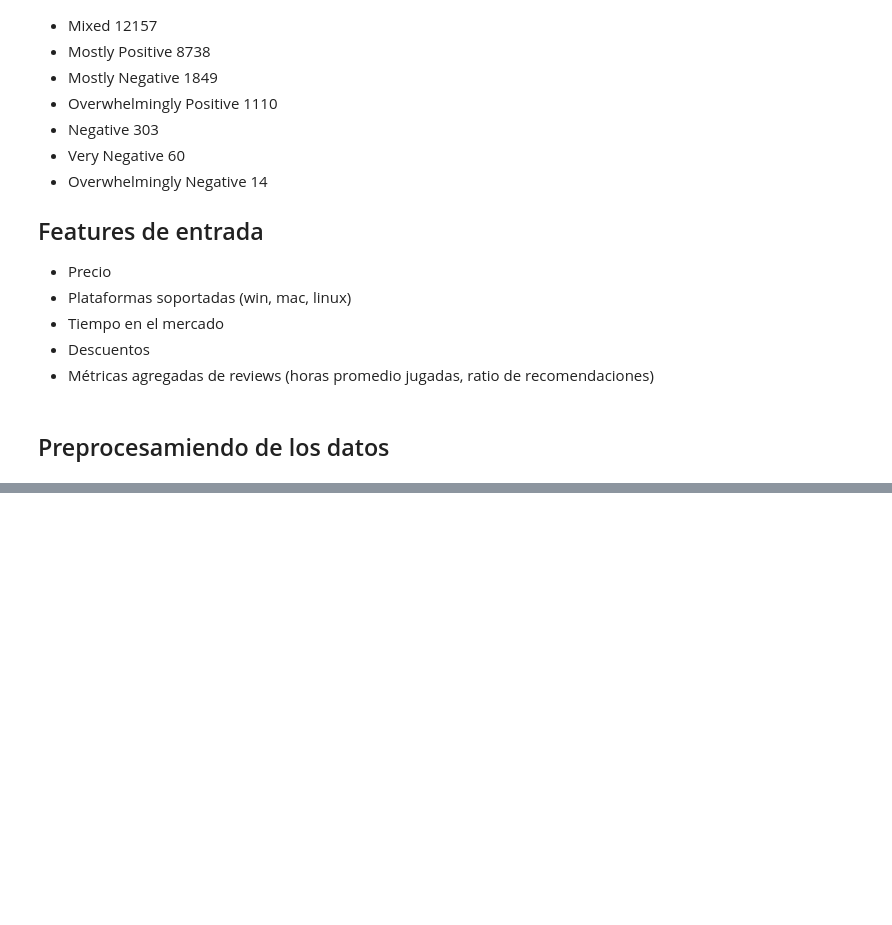
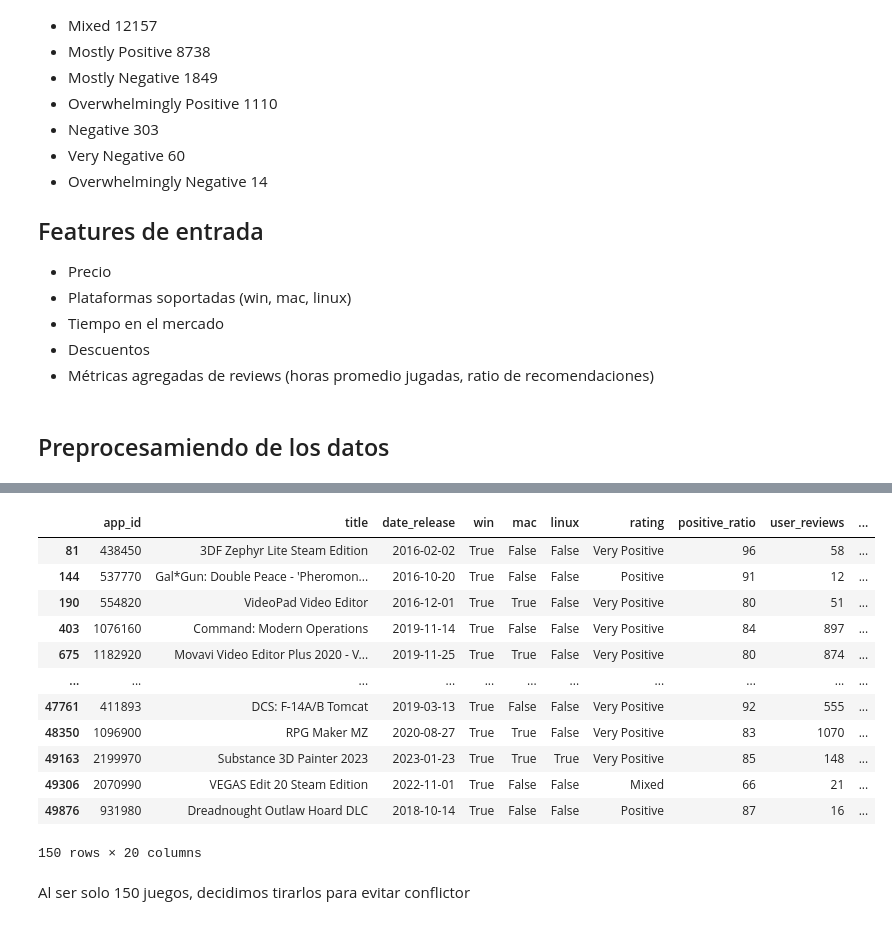
Before and after one commit to 00sen/7th-deep-learning, a Jupyter notebook: deep-learning-model.ipynb, the cells around one changed output, grey strips where cells are left out. Cells and saved outputs as stored; diff of their text form; code cells hidden in the pictures; blank space fills up the shorter version.

```diff
--- a/deep-learning-model.ipynb
+++ b/deep-learning-model.ipynb
@@ -561,0 +334,11 @@ for key, value in feature_dims.items():
+# %%
+game_metrics = recommendations_df.groupby('app_id').agg({
+    'hours': ['mean', 'median', 'std'],
+    'is_recommended': 'mean',
+    'helpful': 'mean',
+    'funny': 'mean'
+}).reset_index()
+
+# Aplanar los nombres de las columnas
+game_metrics.columns = ['app_id', 'avg_hours', 'median_hours', 'std_hours',
+                        'recommendation_ratio', 'avg_helpful', 'avg_funny']
@@ -561,0 +347,4 @@ for key, value in feature_dims.items():
+# %%
+games_df['date_release'] = pd.to_datetime(games_df['date_release'])
+reference_date = pd.to_datetime('2024-11-01')  # Fecha de referencia
+games_df['days_in_market'] = (reference_date - games_df['date_release']).dt.days
@@ -561,0 +353,12 @@ for key, value in feature_dims.items():
+# %%
+final_df = games_df.merge(game_metrics, on='app_id', how='left')
+
+# 4. Rellenar valores nulos
+final_df = final_df.fillna({
+    'avg_hours': 0,
+    'median_hours': 0,
+    'std_hours': 0,
+    'recommendation_ratio': 0.5,
+    'avg_helpful': 0,
+    'avg_funny': 0
+})
@@ -561,0 +409,20 @@ for key, value in feature_dims.items():
+# %%
+juegos_filtrados = final_df[final_df['price_final'] > 70]
+# %%
+juegos_filtrados
+# %% [output]
+|  | app_id | title | date_release | win | mac | linux | rating | positive_ratio | user_reviews | ... |
+| 81 | 438450 | 3DF Zephyr Lite Steam Edition | 2016-02-02 | True | False | False | Very Positive | 96 | 58 | ... |
+| 144 | 537770 | Gal*Gun: Double Peace - 'Pheromon... | 2016-10-20 | True | False | False | Positive | 91 | 12 | ... |
+| 190 | 554820 | VideoPad Video Editor | 2016-12-01 | True | True | False | Very Positive | 80 | 51 | ... |
+| 403 | 1076160 | Command: Modern Operations | 2019-11-14 | True | False | False | Very Positive | 84 | 897 | ... |
+| 675 | 1182920 | Movavi Video Editor Plus 2020 - V... | 2019-11-25 | True | True | False | Very Positive | 80 | 874 | ... |
+| ... | ... | ... | ... | ... | ... | ... | ... | ... | ... | ... |
+| 47761 | 411893 | DCS: F-14A/B Tomcat | 2019-03-13 | True | False | False | Very Positive | 92 | 555 | ... |
+| 48350 | 1096900 | RPG Maker MZ | 2020-08-27 | True | True | False | Very Positive | 83 | 1070 | ... |
+| 49163 | 2199970 | Substance 3D Painter 2023 | 2023-01-23 | True | True | True | Very Positive | 85 | 148 | ... |
+| 49306 | 2070990 | VEGAS Edit 20 Steam Edition | 2022-11-01 | True | False | False | Mixed | 66 | 21 | ... |
+| 49876 | 931980 | Dreadnought Outlaw Hoard DLC | 2018-10-14 | True | False | False | Positive | 87 | 16 | ... |
+150 rows × 20 columns
+# %% [markdown]
+Al ser solo 150 juegos, decidimos tirarlos para evitar conflictor
```
Also changed, not shown: parts of 42 cells of this notebook, 1 other file.
